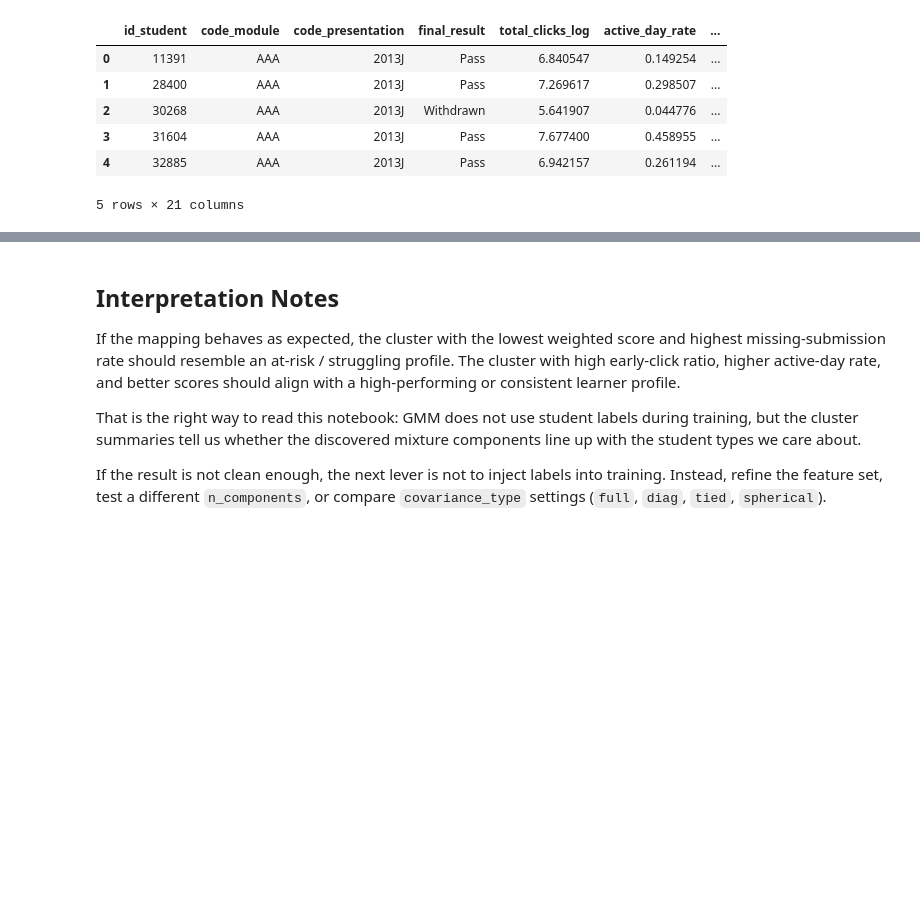
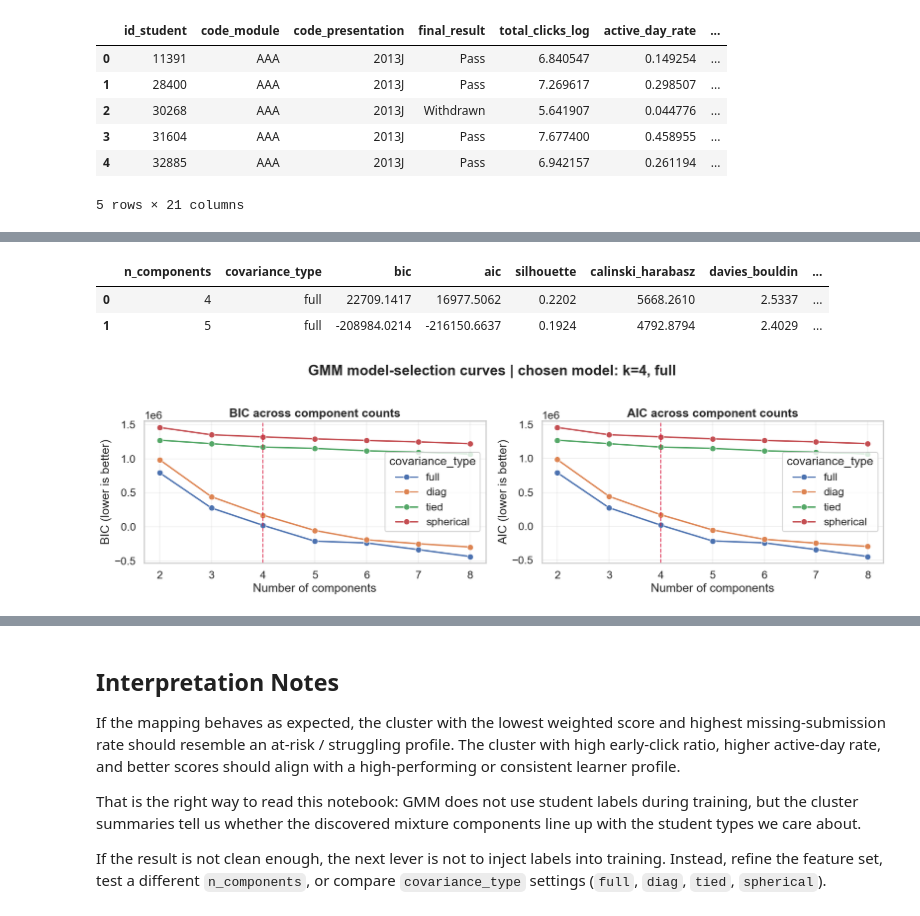
Before and after one commit to AfafKhadraoui/Student-Learning-Behavior-Clustering-Profiling, a Jupyter notebook: notebooks/06_gmm_clustering.ipynb, the cells around one changed output, grey strips where cells are left out. Drawn from its saved outputs; the diff is of its cells as text; code cells hidden in the pictures; blank space fills up the shorter version.

```diff
--- a/notebooks/06_gmm_clustering.ipynb
+++ b/notebooks/06_gmm_clustering.ipynb
@@ -263,0 +850,80 @@ plot_df[['gmm_cluster', 'student_type', 'final_result']].head()
+# %%
+small_k_rows = []
+for n_components in [4, 5]:
+    small_result = fit_gmm_candidate(
+        X_scaled,
+        n_components=n_components,
+        covariance_type=best_covariance_type,
+        random_state=42,
+        n_init=20,
+        reg_covar=1e-6,
+        silhouette_sample_size=5000,
+    )
+    small_k_rows.append({
+        'n_components':              n_components,
+        'covariance_type':           best_covariance_type,
+        'bic':                       small_result['bic'],
+        'aic':                       small_result['aic'],
+        'silhouette':                small_result['silhouette'],
+        'calinski_harabasz':         small_result['calinski_harabasz'],
+        'davies_bouldin':            small_result['davies_bouldin'],
+        'mean_posterior_max_prob':   small_result['mean_posterior_max_prob'],
+        'mean_posterior_entropy':    small_result['mean_posterior_entropy'],
+        'min_cluster_share':         small_result['min_cluster_share'],
+        'max_cluster_share':         small_result['max_cluster_share'],
+    })
+
+gmm_small_compare = pd.DataFrame(small_k_rows).sort_values('n_components').reset_index(drop=True)
+display(gmm_small_compare.round(4))
+
+# BIC / AIC curves
+fig, axes = plt.subplots(1, 2, figsize=(17, 5))
+for metric, title, ylabel, ax in [
+    ('bic', 'BIC across component counts', 'BIC (lower is better)', axes[0]),
+    ('aic', 'AIC across component counts', 'AIC (lower is better)', axes[1]),
+]:
+    sns.lineplot(data=gmm_search, x='n_components', y=metric,
+                 hue='covariance_type', marker='o', ax=ax)
+    ax.axvline(best_n_components, color='crimson', ls='--', lw=1.5, alpha=0.8,
+               label=f'Chosen k={best_n_components}')
+    ax.set_title(title, fontweight='bold')
+    ax.set_xlabel('Number of components')
+    ax.set_ylabel(ylabel)
+    ax.grid(True, alpha=0.25)
+fig.suptitle(
+    f'GMM model-selection curves | chosen model: k={best_n_components}, {best_covariance_type}',
+    y=1.02, fontweight='bold',
+)
+fig.tight_layout()
+plt.show()
+
+# 4 vs 5 bar comparison
+fig, axes = plt.subplots(1, 4, figsize=(18, 4))
+for ax, metric in zip(axes, ['silhouette', 'davies_bouldin', 'mean_posterior_max_prob', 'mean_posterior_entropy']):
+    sns.barplot(data=gmm_small_compare, x='n_components', y=metric,
+                palette='Set2', ax=ax, errorbar=None)
+    ax.set_title(metric.replace('_', ' ').title(), fontweight='bold')
+    ax.set_xlabel('Components')
+    ax.grid(True, axis='y', alpha=0.25)
+    for patch in ax.patches:
+        value = patch.get_height()
+        ax.annotate(f'{value:.3f}', (patch.get_x() + patch.get_width() / 2, value),
+                    ha='center', va='bottom', fontsize=9, xytext=(0, 3),
+                    textcoords='offset points')
+fig.suptitle('k = 4 vs k = 5: separation and confidence metrics', fontweight='bold', y=1.05)
+fig.tight_layout()
+plt.show()
+
+best_small_k = int(
+    gmm_small_compare.sort_values(
+        by=['silhouette', 'davies_bouldin', 'mean_posterior_max_prob', 'mean_posterior_entropy'],
+        ascending=[False, True, False, True],
+    ).iloc[0]['n_components']
+)
+print(f'Best reduced-model candidate by separation: k={best_small_k} (cov={best_covariance_type})')
+print(f'Final chosen model: k={best_n_components} (matches practical recommendation)')
+# %% [output]
+|  | n_components | covariance_type | bic | aic | silhouette | calinski_harabasz | davies_bouldin | ... |
+| 0 | 4 | full | 22709.1417 | 16977.5062 | 0.2202 | 5668.2610 | 2.5337 | ... |
+| 1 | 5 | full | -208984.0214 | -216150.6637 | 0.1924 | 4792.8794 | 2.4029 | ... |
+[figure, added]
```
Also changed, not shown: parts of 28 cells of this notebook, 10 other files.
